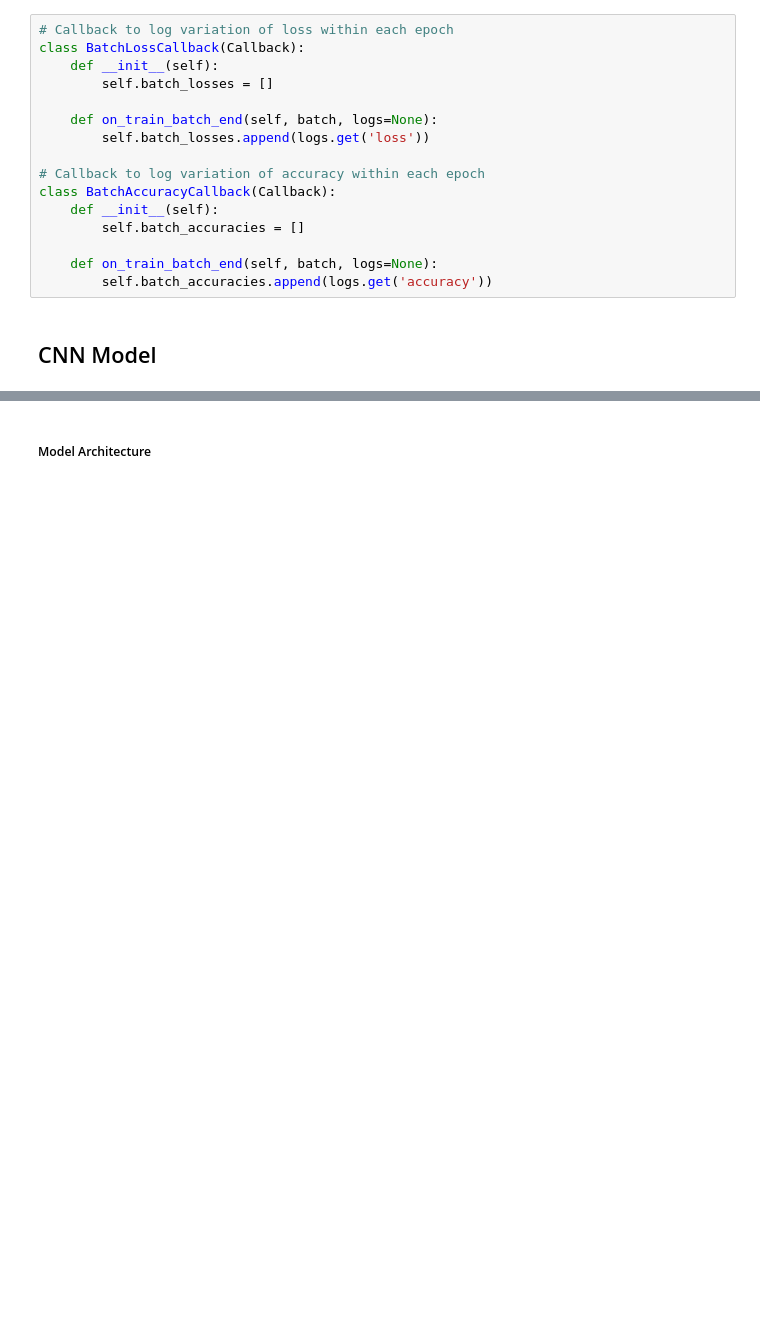
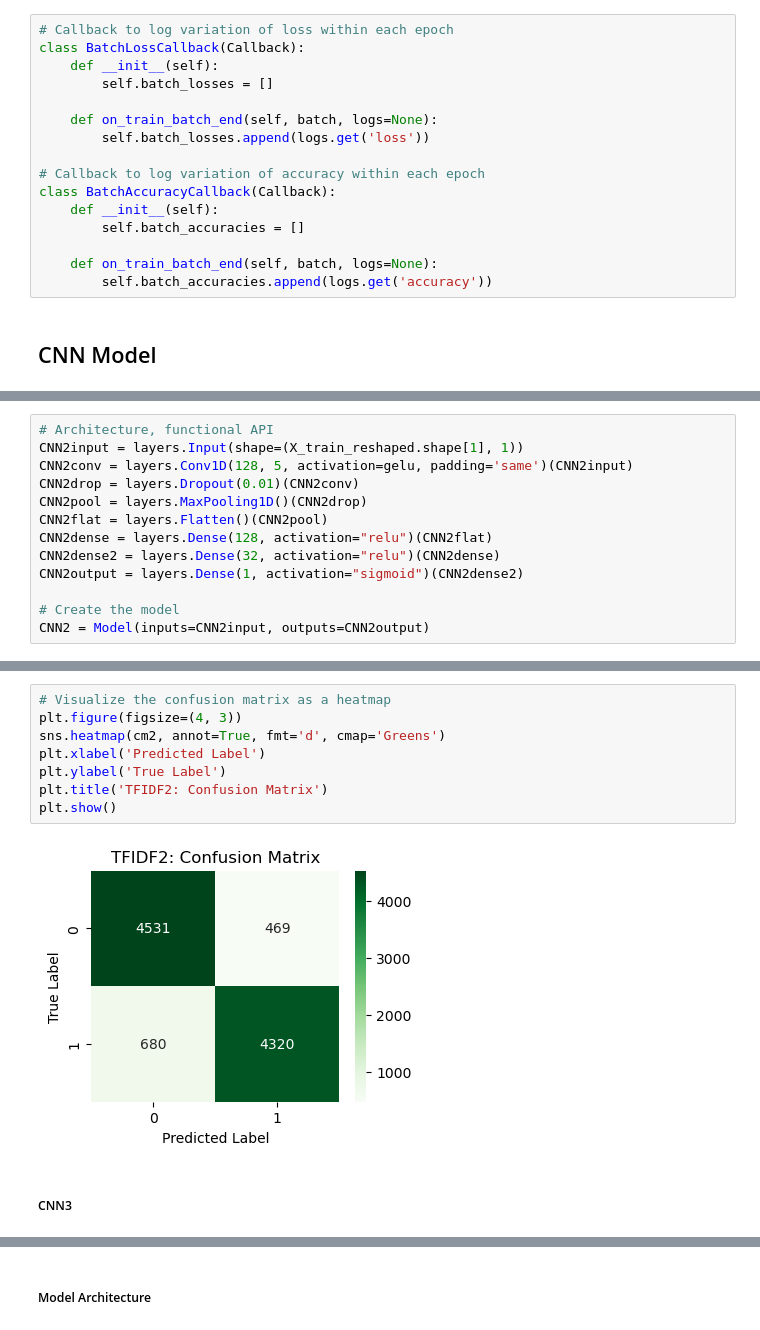
Before and after one commit to vebyorn/NHH, a Jupyter notebook: Deep Learning/BOWCNN.ipynb, the cells around one changed output, grey strips where cells are left out. Saved outputs shown, nothing was run; the diff lists cells and outputs as text; blank space fills up the shorter version.

```diff
--- a/Deep Learning/BOWCNN.ipynb
+++ b/Deep Learning/BOWCNN.ipynb
@@ -160,0 +175,13 @@ class BatchAccuracyCallback(Callback):
+# %%
+# Architecture, functional API
+CNN2input = layers.Input(shape=(X_train_reshaped.shape[1], 1))
+CNN2conv = layers.Conv1D(128, 5, activation=gelu, padding='same')(CNN2input)
+CNN2drop = layers.Dropout(0.01)(CNN2conv)
+CNN2pool = layers.MaxPooling1D()(CNN2drop)
+CNN2flat = layers.Flatten()(CNN2pool)
+CNN2dense = layers.Dense(128, activation="relu")(CNN2flat)
+CNN2dense2 = layers.Dense(32, activation="relu")(CNN2dense)
+CNN2output = layers.Dense(1, activation="sigmoid")(CNN2dense2)
+
+# Create the model
+CNN2 = Model(inputs=CNN2input, outputs=CNN2output)
@@ -160,0 +278,12 @@ class BatchAccuracyCallback(Callback):
+# %%
+# Visualize the confusion matrix as a heatmap
+plt.figure(figsize=(4, 3))
+sns.heatmap(cm2, annot=True, fmt='d', cmap='Greens')
+plt.xlabel('Predicted Label')
+plt.ylabel('True Label')
+plt.title('TFIDF2: Confusion Matrix')
+plt.show()
+# %% [output]
+[figure, added]
+# %% [markdown]
+##### CNN3
```
Also changed, not shown: parts of 31 cells of this notebook, 1 other file.
